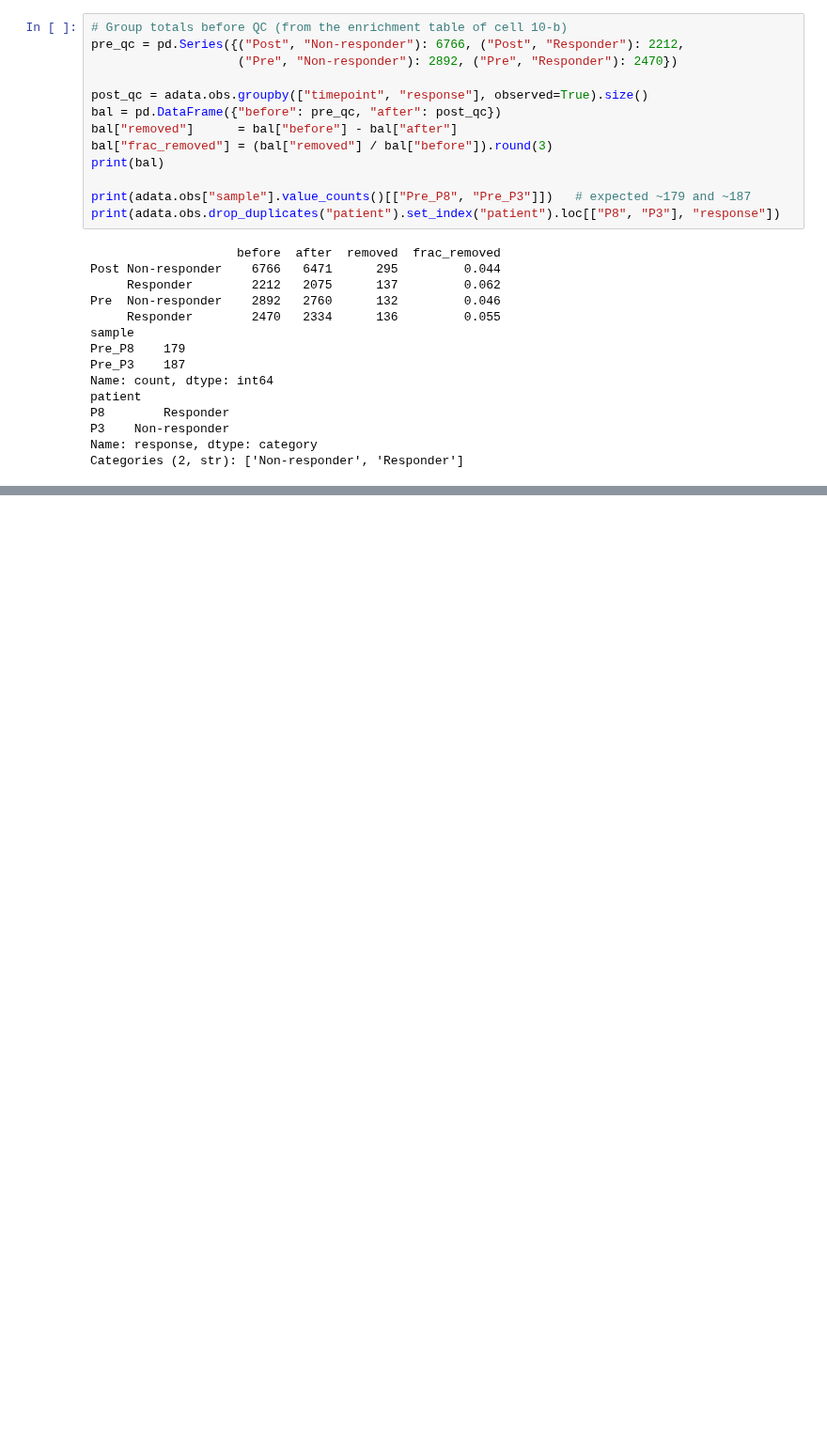
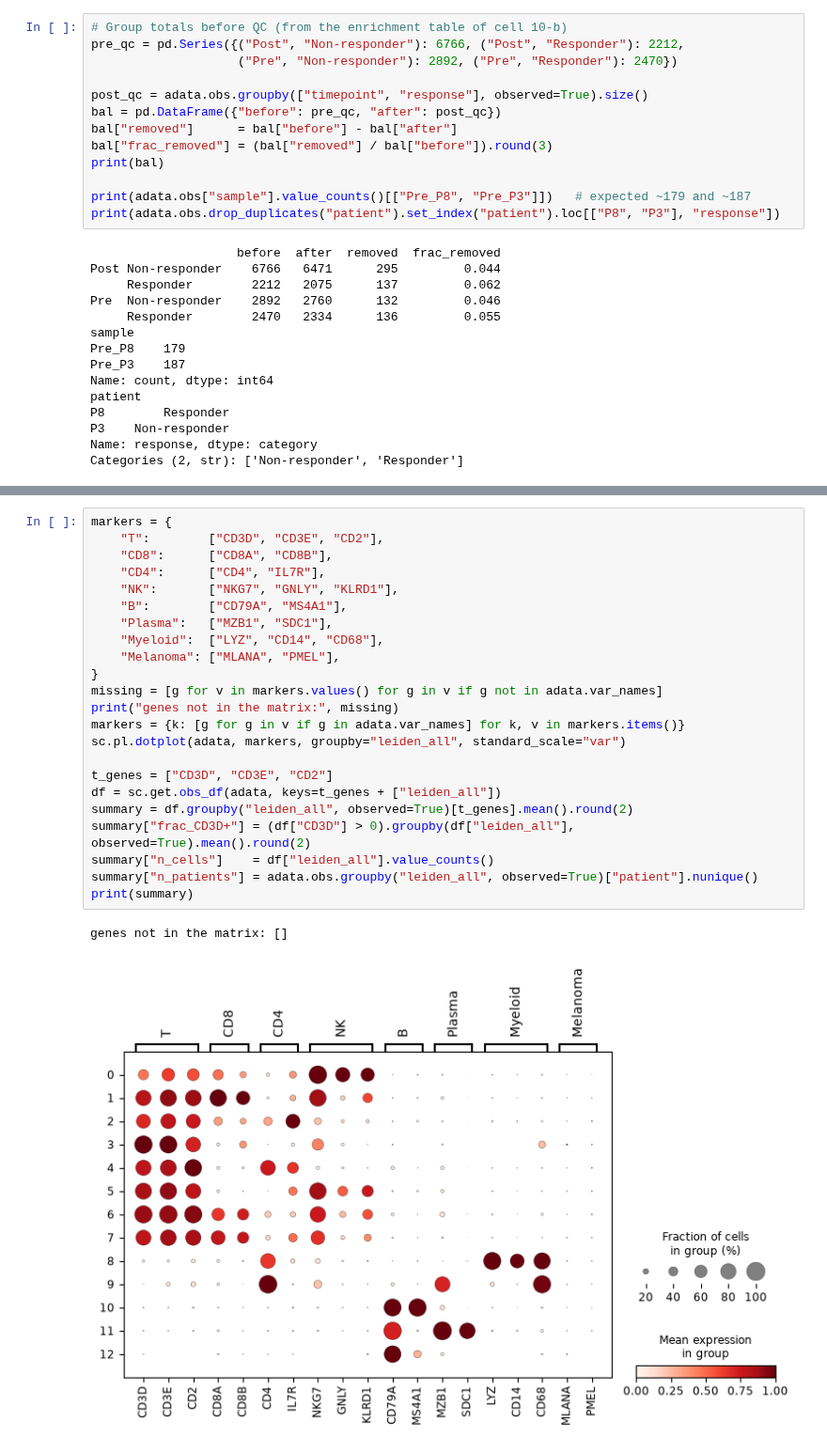
Before and after one commit to layakhosravi77-creator/melanoma-scrna-analysis, a Jupyter notebook: notebooks/GSE120575.ipynb, the cells around one changed output, grey strips where cells are left out. Shown at 94% size. Drawn from its saved outputs; the diff is of its cells as text; blank space fills up the shorter version.

```diff
--- a/notebooks/GSE120575.ipynb
+++ b/notebooks/GSE120575.ipynb
@@ -638,0 +692,26 @@ Categories (2, str): ['Non-responder', 'Responder']
+# %%
+markers = {
+    "T":        ["CD3D", "CD3E", "CD2"],
+    "CD8":      ["CD8A", "CD8B"],
+    "CD4":      ["CD4", "IL7R"],
+    "NK":       ["NKG7", "GNLY", "KLRD1"],
+    "B":        ["CD79A", "MS4A1"],
+    "Plasma":   ["MZB1", "SDC1"],
+    "Myeloid":  ["LYZ", "CD14", "CD68"],
+    "Melanoma": ["MLANA", "PMEL"],
+}
+missing = [g for v in markers.values() for g in v if g not in adata.var_names]
+print("genes not in the matrix:", missing)
+markers = {k: [g for g in v if g in adata.var_names] for k, v in markers.items()}
+sc.pl.dotplot(adata, markers, groupby="leiden_all", standard_scale="var")
+
+t_genes = ["CD3D", "CD3E", "CD2"]
+df = sc.get.obs_df(adata, keys=t_genes + ["leiden_all"])
+summary = df.groupby("leiden_all", observed=True)[t_genes].mean().round(2)
+summary["frac_CD3D+"] = (df["CD3D"] > 0).groupby(df["leiden_all"], observed=True).mean().round(2)
+summary["n_cells"]    = df["leiden_all"].value_counts()
+summary["n_patients"] = adata.obs.groupby("leiden_all", observed=True)["patient"].nunique()
+print(summary)
+# %% [output]
+genes not in the matrix: []
+[figure, added]
```
Also changed, not shown: parts of 7 cells of this notebook, 4 other files.
